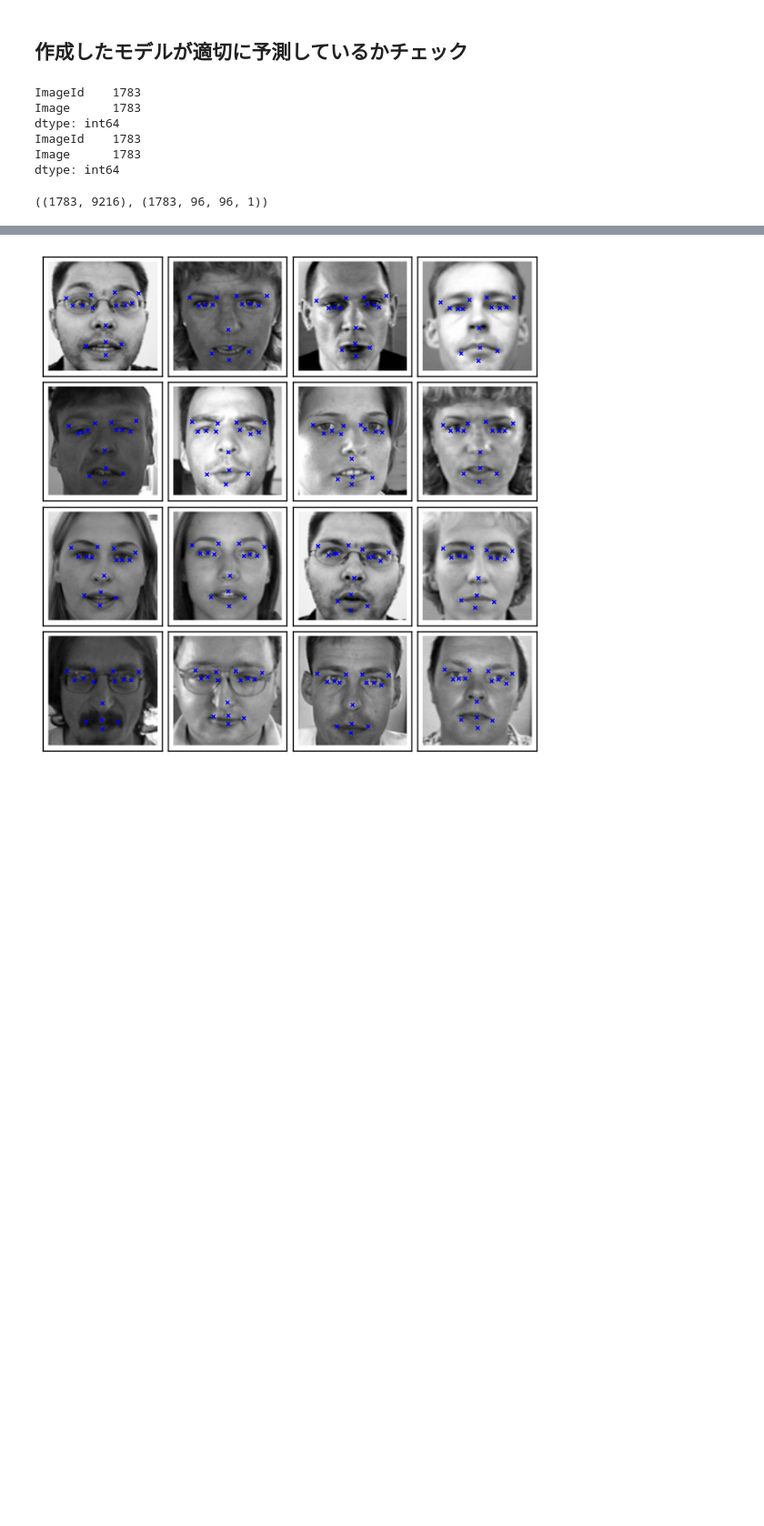
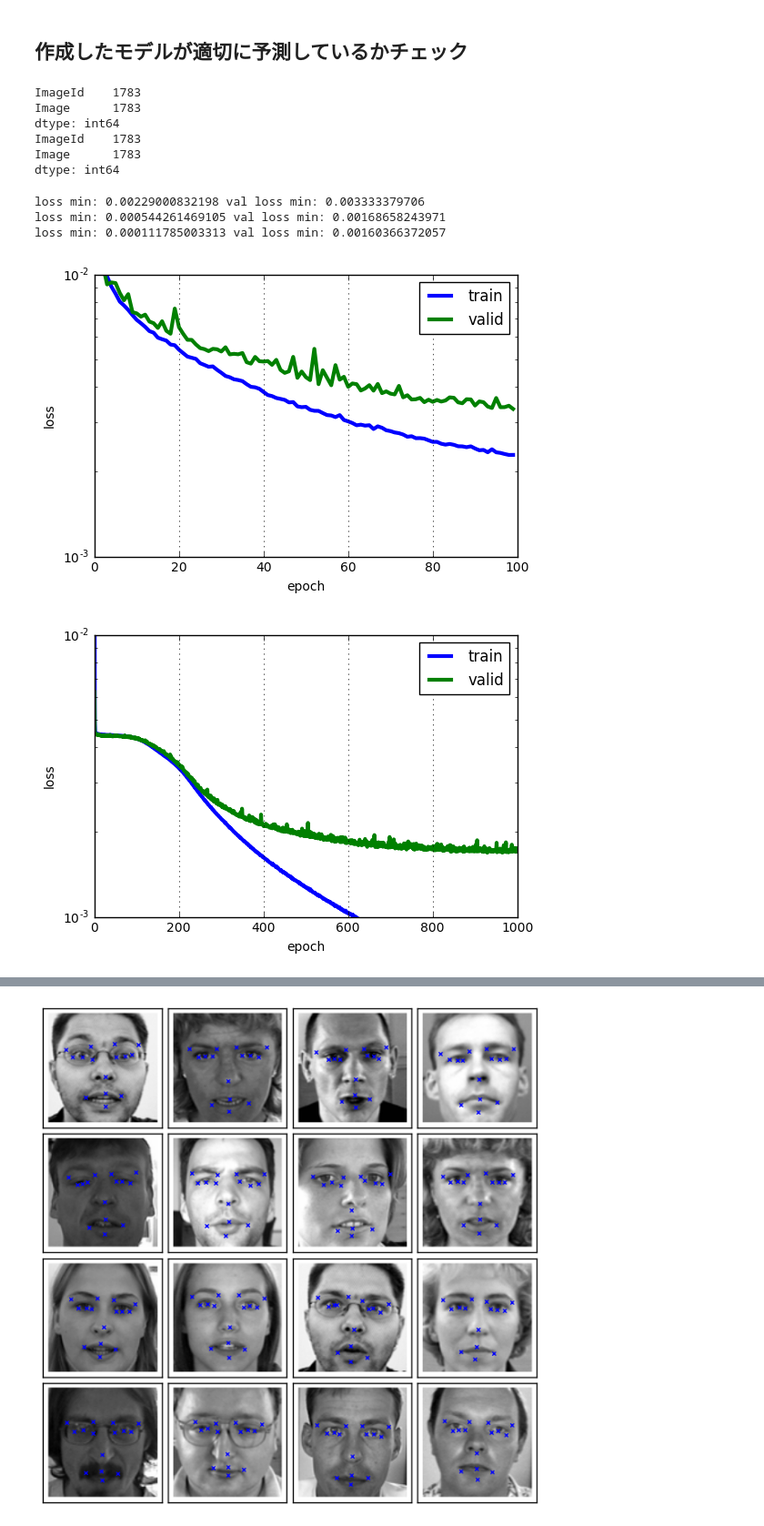
Before and after one commit to nipe0324/kaggle-keypoints-detection-keras, a Jupyter notebook: check_model.ipynb, the cells around one changed output, grey strips where cells are left out. Shown at 91% size. Cells and saved outputs as stored; diff of their text form; code cells hidden in the pictures; blank space fills up the shorter version.

```diff
--- a/check_model.ipynb
+++ b/check_model.ipynb
@@ -13,7 +11,6 @@ from keras.callbacks import ModelCheckpoint
 # テストデータ読み込み
 X_test, _ = load(test=True)
 X_test2d, _ = load2d(test=True)
-X_test.shape, X_test2d.shape
 # %% [output]
 ImageId    1783
 Image      1783
@@ -21,13 +18,34 @@ dtype: int64
 ImageId    1783
 Image      1783
 dtype: int64
-((1783, 9216), (1783, 96, 96, 1))
 # %%
-# モデルの取得
+# モデルの取得 & 予測
 model1 = load_arch('model/model1-arch-100.json')
 model1.load_weights('model/model1-weights-100.hdf5')
+model1_hist = load_history('model1')
 y_model1 = model1.predict(X_test)
 
 model2 = load_arch('model/model2-arch-1000.json')
 model2.load_weights('model/model2-weights-1000.hdf5')
+model2_hist = load_history('model2')
 y_model2 = model2.predict(X_test2d)
+
+model3 = load_arch('model/model3-arch-3000.json')
+model3.load_weights('model/model3-weights-3000.hdf5')
+model3_hist = load_history('model3')
+y_model3 = model3.predict(X_test2d)
+# %%
+# 各モデルの損失関数を表示
+print('loss min:', np.min(model1_hist['loss']), 'val loss min:', np.min(model1_hist['val_loss']))
+print('loss min:', np.min(model2_hist['loss']), 'val loss min:', np.min(model2_hist['val_loss']))
+print('loss min:', np.min(model3_hist['loss']), 'val loss min:', np.min(model3_hist['val_loss']))
+
+plot_hist(model1_hist)
+plot_hist(model2_hist)
+plot_hist(model3_hist)
+# %% [output]
+loss min: 0.00229000832198 val loss min: 0.003333379706
+loss min: 0.000544261469105 val loss min: 0.00168658243971
+loss min: 0.000111785003313 val loss min: 0.00160366372057
+[figure, added]
+[figure, added]
```
Also changed, not shown: parts of 4 cells of this notebook, 3 other files.
